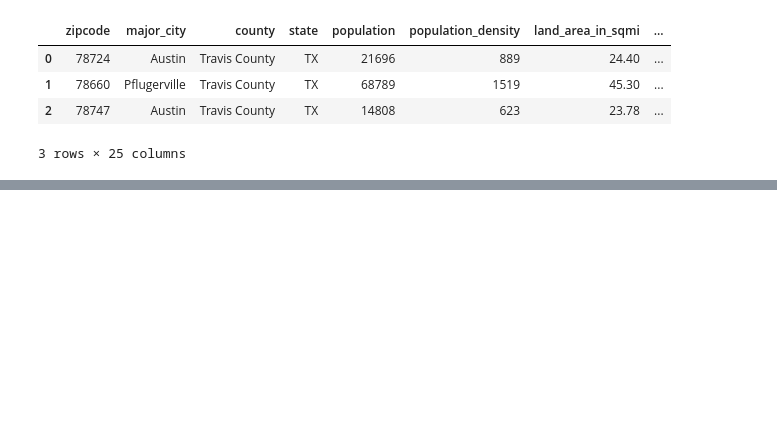
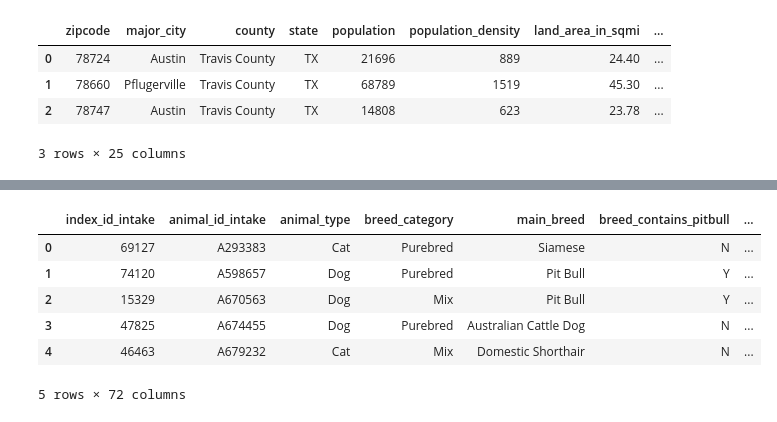
Before and after one commit to CorinneBean/Project_A_Team, a Jupyter notebook: Notebooks/Shelter_demographics_merge.ipynb, the cells around one changed output, grey strips where cells are left out. Cells and saved outputs as stored; diff of their text form; code cells hidden in the pictures; blank space fills up the shorter version.

```diff
--- a/Notebooks/Shelter_demographics_merge.ipynb
+++ b/Notebooks/Shelter_demographics_merge.ipynb
@@ -56,0 +249,13 @@ dog_demo.head()
+# %%
+# Read in manually cleaned/sorted dataset and separate cats/dogs
+file1 = "../Resources/all_animals_demographics.csv"
+animals = pd.read_csv(file1)
+animals.head()
+# %% [output]
+|  | index_id_intake | animal_id_intake | animal_type | breed_category | main_breed | breed_contains_pitbull | ... |
+| 0 | 69127 | A293383 | Cat | Purebred | Siamese | N | ... |
+| 1 | 74120 | A598657 | Dog | Purebred | Pit Bull | Y | ... |
+| 2 | 15329 | A670563 | Dog | Mix | Pit Bull | Y | ... |
+| 3 | 47825 | A674455 | Dog | Purebred | Australian Cattle Dog | N | ... |
+| 4 | 46463 | A679232 | Cat | Mix | Domestic Shorthair | N | ... |
+5 rows × 72 columns
```
Also changed, not shown: parts of 28 cells of this notebook, 4 other files.
